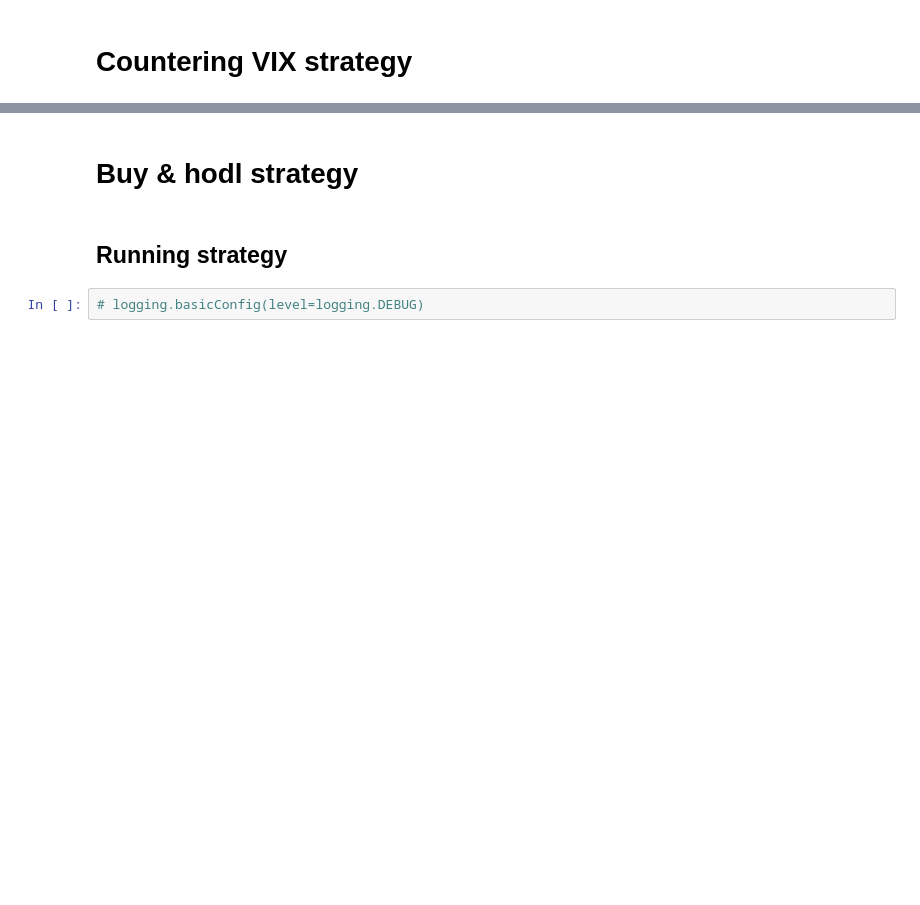
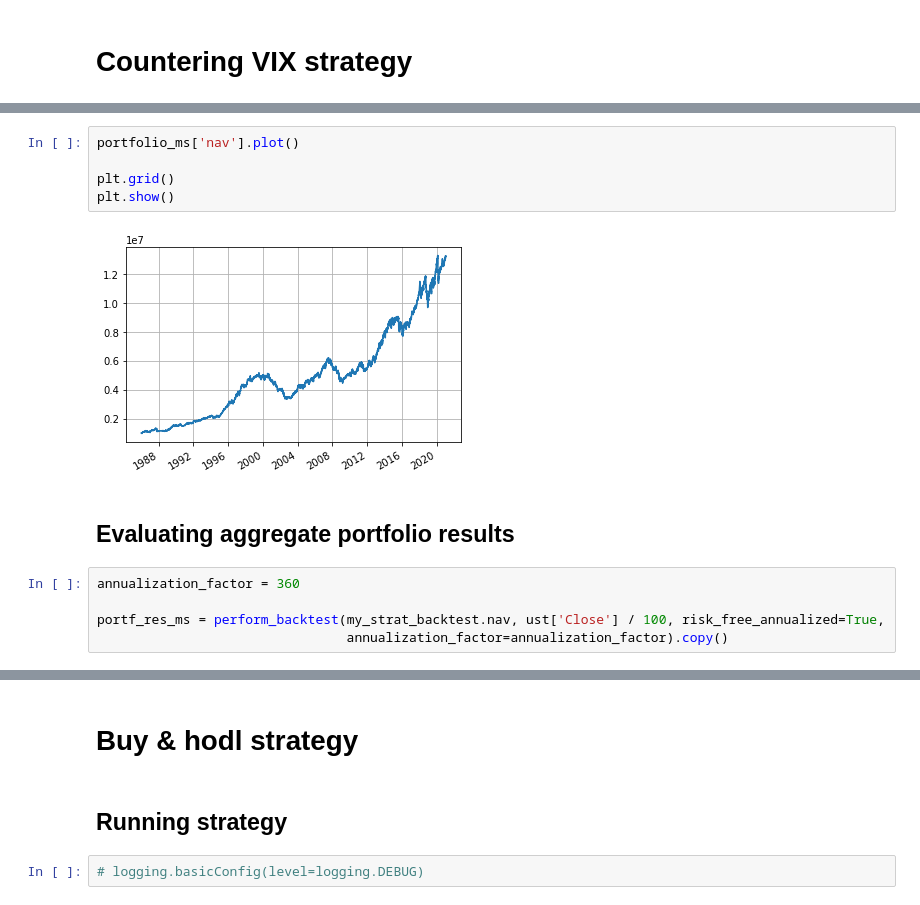
Before and after one commit to Northern125/ffin-task-2022-01, a Jupyter notebook: task_1.ipynb, the cells around one changed output, grey strips where cells are left out. Cells and saved outputs as stored; diff of their text form; blank space fills up the shorter version.

```diff
--- a/task_1.ipynb
+++ b/task_1.ipynb
@@ -134,0 +239,14 @@ plt.show()
+# %%
+portfolio_ms['nav'].plot()
+
+plt.grid()
+plt.show()
+# %% [output]
+[figure, added]
+# %% [markdown]
+## Evaluating aggregate portfolio results
+# %%
+annualization_factor = 360
+
+portf_res_ms = perform_backtest(my_strat_backtest.nav, ust['Close'] / 100, risk_free_annualized=True,
+                                annualization_factor=annualization_factor).copy()
```
Also changed, not shown: parts of 35 cells of this notebook.
